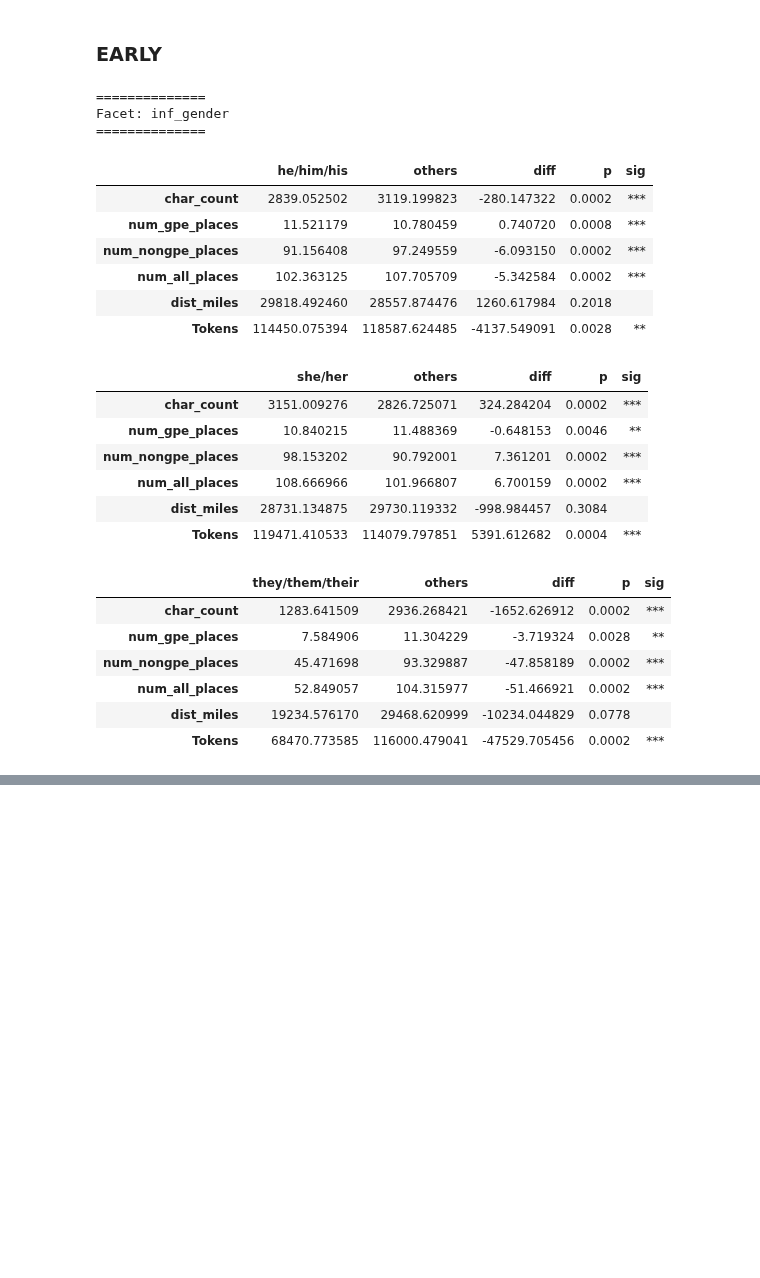
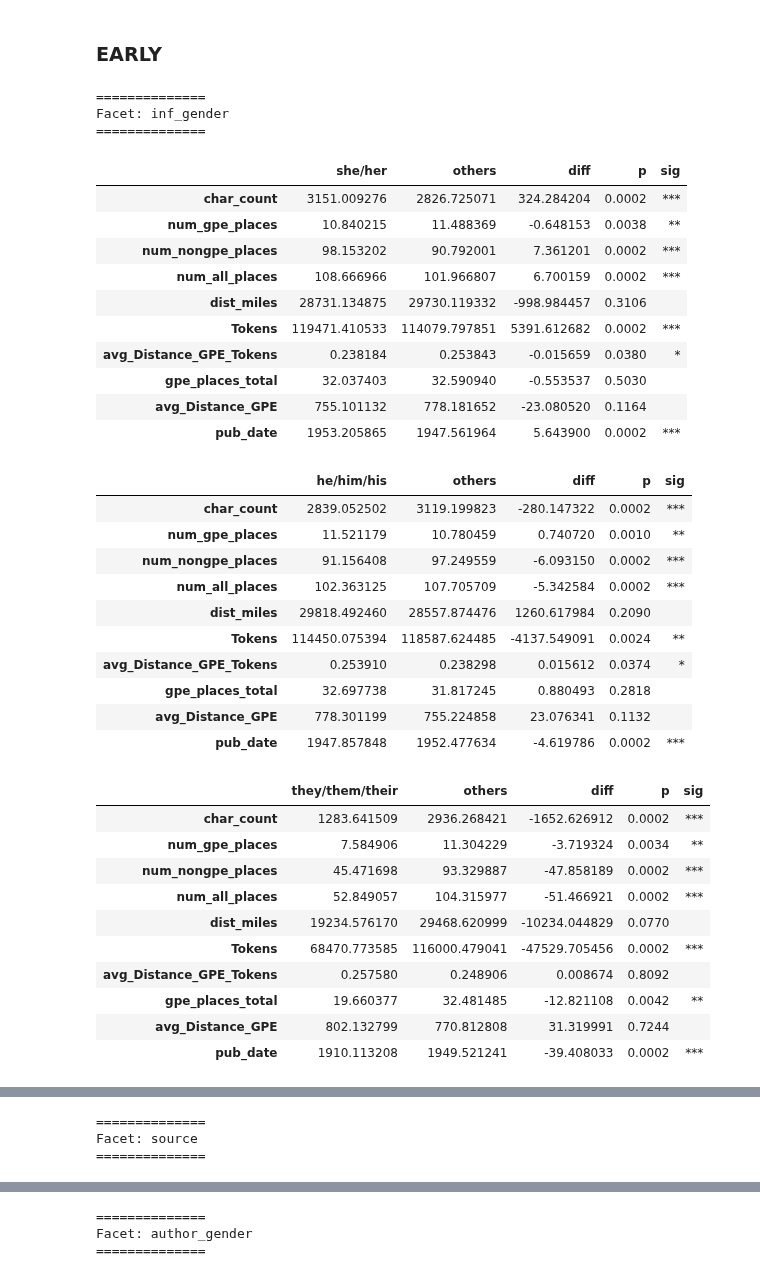
Before and after one commit to wilkens/mobility-books, a Jupyter notebook: notebooks/Data analysis MW.ipynb, the cells around one changed output, grey strips where cells are left out. Cells and saved outputs as stored; diff of their text form; code cells hidden in the pictures; blank space fills up the shorter version.

Commit message:
Add metadata, plot historical change

```diff
--- a/notebooks/Data analysis MW.ipynb
+++ b/notebooks/Data analysis MW.ipynb
@@ -3,13 +3,17 @@
 # %%
 # imports and setup
 from   ast import literal_eval
+import matplotlib.pyplot as plt
 import numpy as np
 import os
 import pandas as pd
 from   scipy.stats import permutation_test
+import seaborn as sns
 import string
+import warnings
 
 data_dir = os.path.join('..', 'data')
 derived_dir = os.path.join(data_dir, 'derived')
+metadata_dir = os.path.join(data_dir, 'metadata')
 # %% [markdown]
 ## Load data
@@ -40,0 +75,4 @@ early = pd.read_csv(
+# %%
+early['avg_Distance_GPE_Tokens'] = early.dist_miles.divide(early.Tokens)
+early['gpe_places_total'] = early.gpe_places.apply(len)
+early['avg_Distance_GPE'] = early.dist_miles.divide(early.gpe_places_total).fillna(0)
@@ -41,3 +134,6 @@ early = pd.read_csv(
+# %%
+conlit = conlit.join(meta[['pub_date', 'author_gender']])
+early = early.join(meta[['pub_date', 'author_gender']])
 # %% [markdown]
 ## Feature differences by facet
 
@@ -243,33 +339,45 @@ Facet: Genre
 # %% [markdown]
 ### EARLY
 # %%
-facet_by = ['inf_gender']
+facet_by = ['inf_gender', 'source', 'author_gender']
 ignore_numeric_cols = ['char_id', 'char_rank']
 compare_facets(early, facet_by, ignore_numeric_cols, diff_means)
 # %% [output]
 ==============
 Facet: inf_gender
 ==============
-|  | he/him/his | others | diff | p | sig |
-| char_count | 2839.052502 | 3119.199823 | -280.147322 | 0.0002 | *** |
-| num_gpe_places | 11.521179 | 10.780459 | 0.740720 | 0.0008 | *** |
-| num_nongpe_places | 91.156408 | 97.249559 | -6.093150 | 0.0002 | *** |
-| num_all_places | 102.363125 | 107.705709 | -5.342584 | 0.0002 | *** |
-| dist_miles | 29818.492460 | 28557.874476 | 1260.617984 | 0.2018 |  |
-| Tokens | 114450.075394 | 118587.624485 | -4137.549091 | 0.0028 | ** |
+|  | she/her | others | diff | p | sig |
+| char_count | 3151.009276 | 2826.725071 | 324.284204 | 0.0002 | *** |
+| num_gpe_places | 10.840215 | 11.488369 | -0.648153 | 0.0038 | ** |
+| num_nongpe_places | 98.153202 | 90.792001 | 7.361201 | 0.0002 | *** |
+| num_all_places | 108.666966 | 101.966807 | 6.700159 | 0.0002 | *** |
+| dist_miles | 28731.134875 | 29730.119332 | -998.984457 | 0.3106 |  |
+| Tokens | 119471.410533 | 114079.797851 | 5391.612682 | 0.0002 | *** |
+| avg_Distance_GPE_Tokens | 0.238184 | 0.253843 | -0.015659 | 0.0380 | * |
+| gpe_places_total | 32.037403 | 32.590940 | -0.553537 | 0.5030 |  |
+| avg_Distance_GPE | 755.101132 | 778.181652 | -23.080520 | 0.1164 |  |
+| pub_date | 1953.205865 | 1947.561964 | 5.643900 | 0.0002 | *** |
-|  | she/her | others | diff | p | sig |
-| char_count | 3151.009276 | 2826.725071 | 324.284204 | 0.0002 | *** |
-| num_gpe_places | 10.840215 | 11.488369 | -0.648153 | 0.0046 | ** |
-| num_nongpe_places | 98.153202 | 90.792001 | 7.361201 | 0.0002 | *** |
-| num_all_places | 108.666966 | 101.966807 | 6.700159 | 0.0002 | *** |
-| dist_miles | 28731.134875 | 29730.119332 | -998.984457 | 0.3084 |  |
-| Tokens | 119471.410533 | 114079.797851 | 5391.612682 | 0.0004 | *** |
+|  | he/him/his | others | diff | p | sig |
+| char_count | 2839.052502 | 3119.199823 | -280.147322 | 0.0002 | *** |
+| num_gpe_places | 11.521179 | 10.780459 | 0.740720 | 0.0010 | ** |
+| num_nongpe_places | 91.156408 | 97.249559 | -6.093150 | 0.0002 | *** |
+| num_all_places | 102.363125 | 107.705709 | -5.342584 | 0.0002 | *** |
+| dist_miles | 29818.492460 | 28557.874476 | 1260.617984 | 0.2090 |  |
+| Tokens | 114450.075394 | 118587.624485 | -4137.549091 | 0.0024 | ** |
+| avg_Distance_GPE_Tokens | 0.253910 | 0.238298 | 0.015612 | 0.0374 | * |
+| gpe_places_total | 32.697738 | 31.817245 | 0.880493 | 0.2818 |  |
+| avg_Distance_GPE | 778.301199 | 755.224858 | 23.076341 | 0.1132 |  |
+| pub_date | 1947.857848 | 1952.477634 | -4.619786 | 0.0002 | *** |
 |  | they/them/their | others | diff | p | sig |
 | char_count | 1283.641509 | 2936.268421 | -1652.626912 | 0.0002 | *** |
-| num_gpe_places | 7.584906 | 11.304229 | -3.719324 | 0.0028 | ** |
+| num_gpe_places | 7.584906 | 11.304229 | -3.719324 | 0.0034 | ** |
 | num_nongpe_places | 45.471698 | 93.329887 | -47.858189 | 0.0002 | *** |
 | num_all_places | 52.849057 | 104.315977 | -51.466921 | 0.0002 | *** |
-| dist_miles | 19234.576170 | 29468.620999 | -10234.044829 | 0.0778 |  |
+| dist_miles | 19234.576170 | 29468.620999 | -10234.044829 | 0.0770 |  |
 | Tokens | 68470.773585 | 116000.479041 | -47529.705456 | 0.0002 | *** |
+| avg_Distance_GPE_Tokens | 0.257580 | 0.248906 | 0.008674 | 0.8092 |  |
+| gpe_places_total | 19.660377 | 32.481485 | -12.821108 | 0.0042 | ** |
+| avg_Distance_GPE | 802.132799 | 770.812808 | 31.319991 | 0.7244 |  |
+| pub_date | 1910.113208 | 1949.521241 | -39.408033 | 0.0002 | *** |
 |  | ze/zem/zir/hir | others | diff | p | sig |
 | char_count | 111.666667 | 2928.867540 | -2817.200873 | 0.0002 | *** |
@@ -280,0 +393,3 @@ Facet: inf_gender
+==============
+Facet: source
+==============
@@ -280,0 +429,3 @@ Facet: inf_gender
+==============
+Facet: author_gender
+==============
```
Also changed, not shown: parts of 12 cells of this notebook, 2 other files.
